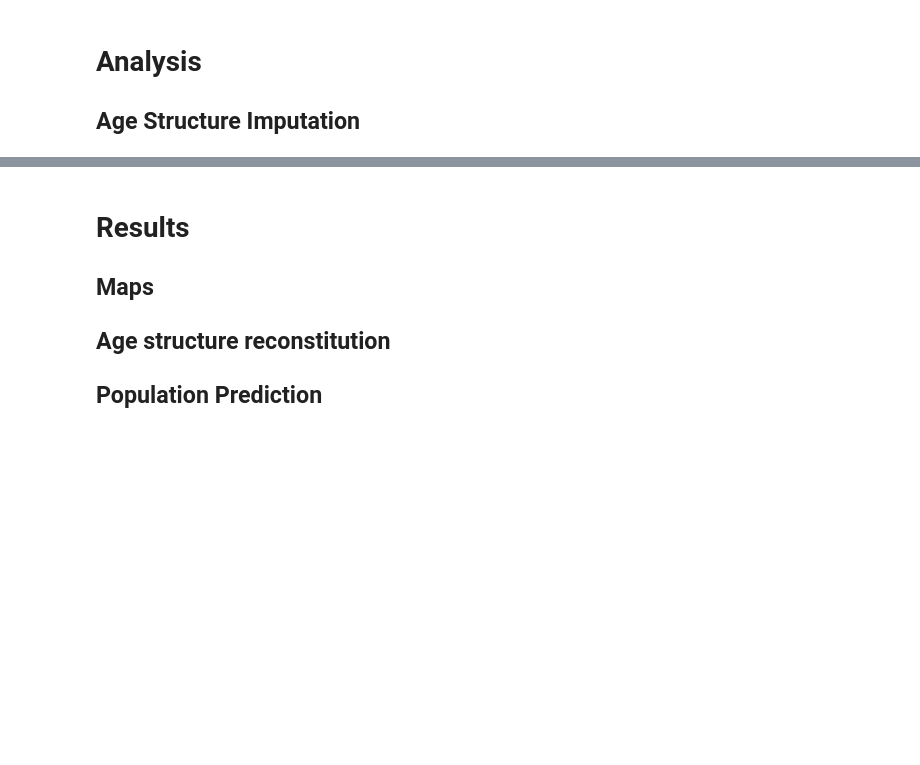
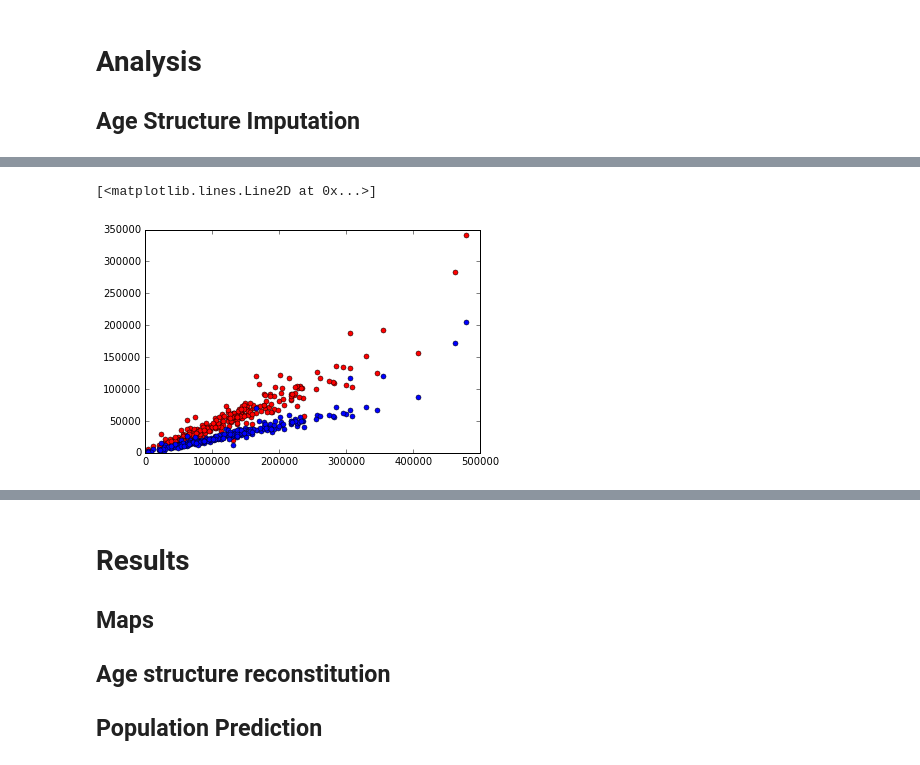
Before and after one commit to grlurton/niger_election, a Jupyter notebook: notebooks/Voters List and Population in Niger.ipynb, the cells around one changed output, grey strips where cells are left out. Saved outputs shown, nothing was run; the diff lists cells and outputs as text; code cells hidden in the pictures; blank space fills up the shorter version.

```diff
--- a/notebooks/Voters List and Population in Niger.ipynb
+++ b/notebooks/Voters List and Population in Niger.ipynb
@@ -94,0 +122,5 @@ f = interpolate.interp1d(x, y)
+# %%
+extrapolated_region = {}
+for region in out.NOM_COMMUNE :
+    total_pop = sum(np.multiply(extrapol_ages[region] , pop[region])) + pop[region]
+    extrapolated_region[region] =  {'pop':total_pop}
@@ -95,3 +129,21 @@ f = interpolate.interp1d(x, y)
+# %%
+def sum_census(data):
+    return sum(data.population_census)
+
+census_pop = census_data.groupby('commune').apply(sum_census)
+# %%
+extrapolated_region = pd.DataFrame(extrapolated_region).T.reset_index()
+census_pop = census_pop.reset_index()
+voters_pop = pop.reset_index()
+
+
+extrapolated_region.columns = census_pop.columns = voters_pop.columns = ['region' , 'population']
+# %%
+plt.plot(census_pop.population , extrapolated_region.population, 'ro', ms=5 )
+plt.plot(census_pop.population , voters_pop.population, 'bo', ms=5 )
+# %% [output]
+[<matplotlib.lines.Line2D at 0x...>]
+[figure, added]
 # %%
 ## Get relevant sklearn tools
 from sklearn import datasets , preprocessing
```
Also changed, not shown: parts of 21 cells of this notebook.
